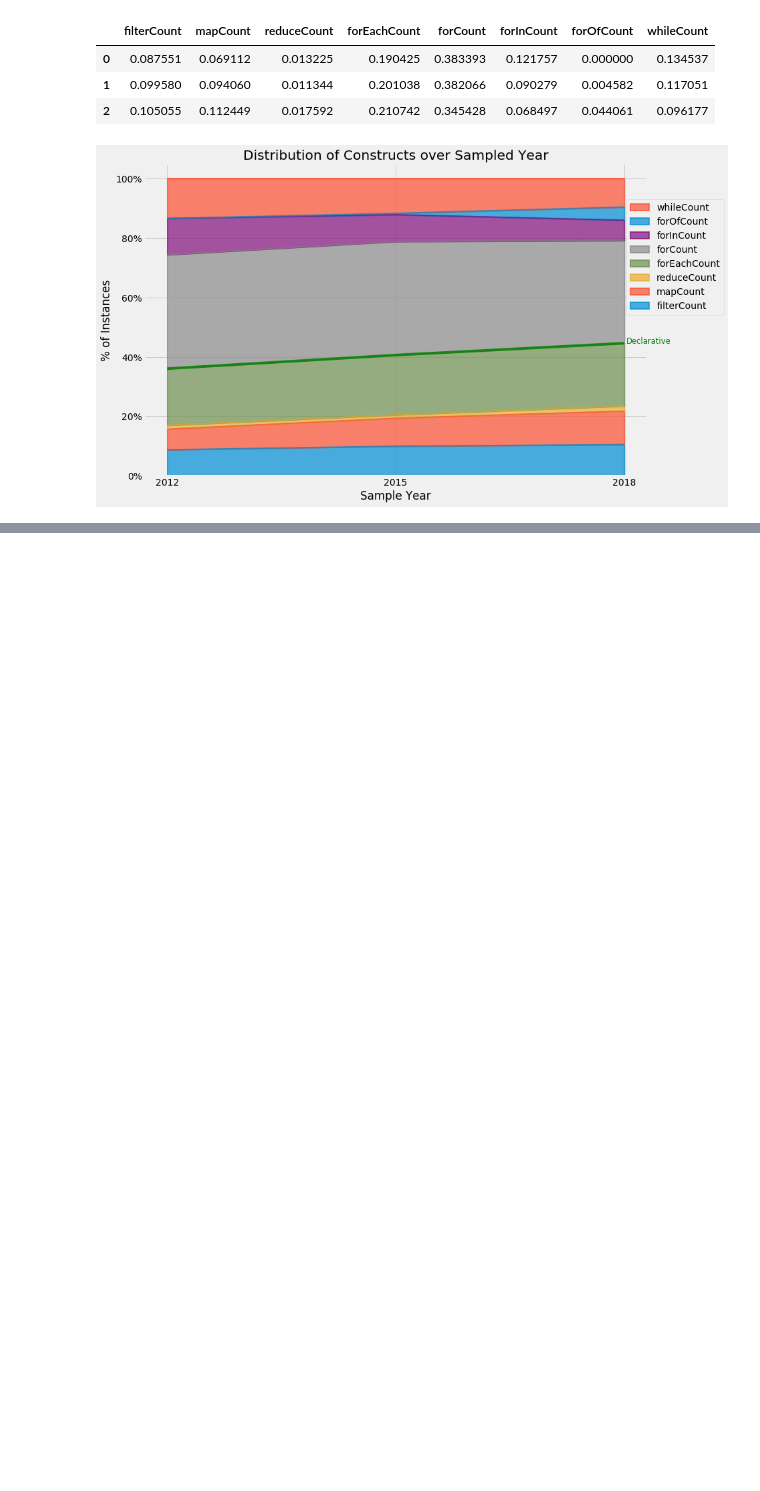
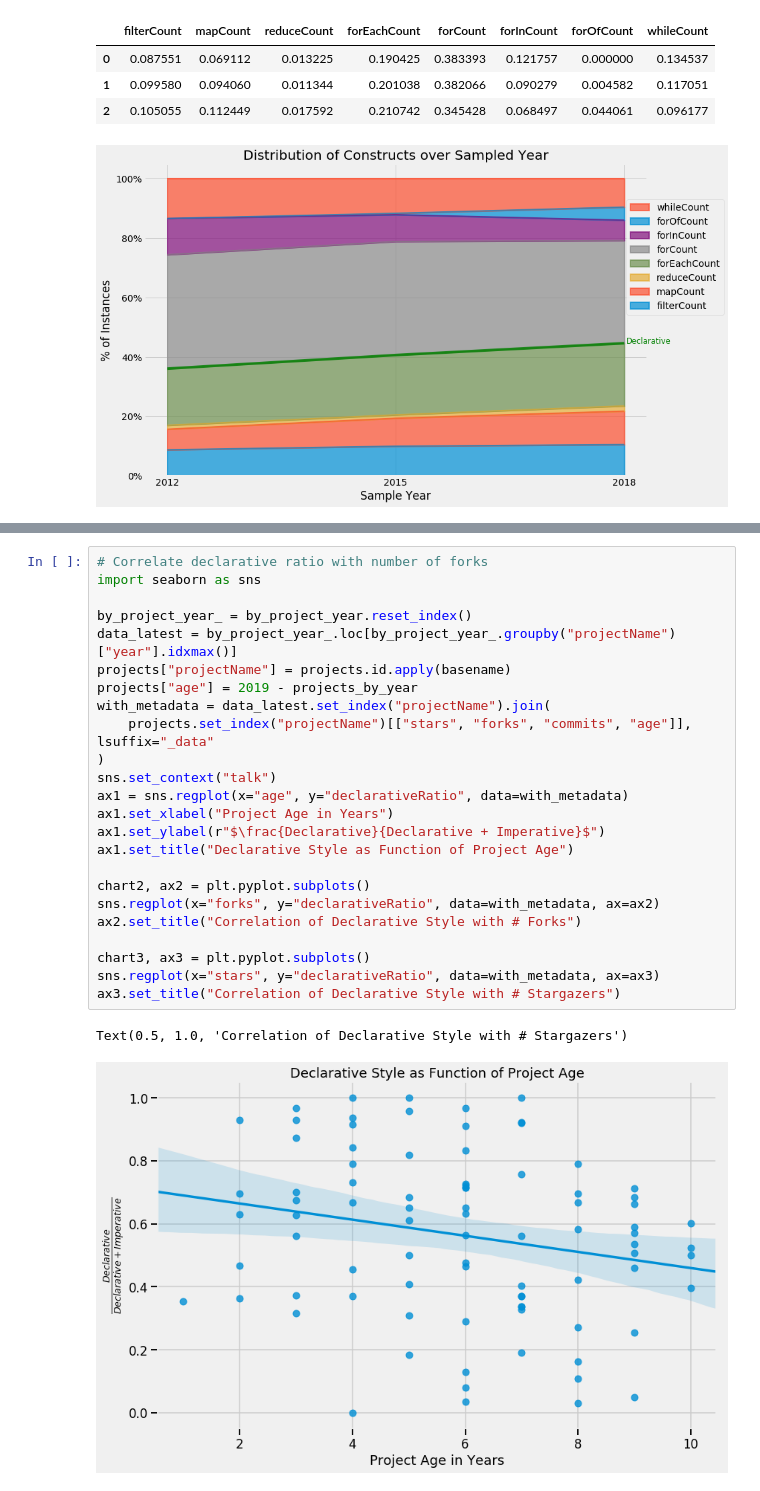
Before and after one commit to Luftzig/js-analyzer, a Jupyter notebook: results/graphs/Graphs.ipynb, the cells around one changed output, grey strips where cells are left out. Drawn from its saved outputs; the diff is of its cells as text; blank space fills up the shorter version.

```diff
--- a/results/graphs/Graphs.ipynb
+++ b/results/graphs/Graphs.ipynb
@@ -407 +422,28 @@ axms.text(2018.1,
 [figure]
+# %%
+# Correlate declarative ratio with number of forks
+import seaborn as sns
+
+by_project_year_ = by_project_year.reset_index()
+data_latest = by_project_year_.loc[by_project_year_.groupby("projectName")["year"].idxmax()]
+projects["projectName"] = projects.id.apply(basename)
+projects["age"] = 2019 - projects_by_year
+with_metadata = data_latest.set_index("projectName").join(
+    projects.set_index("projectName")[["stars", "forks", "commits", "age"]], lsuffix="_data"
+)
+sns.set_context("talk")
+ax1 = sns.regplot(x="age", y="declarativeRatio", data=with_metadata)
+ax1.set_xlabel("Project Age in Years")
+ax1.set_ylabel(r"$\frac{Declarative}{Declarative + Imperative}$")
+ax1.set_title("Declarative Style as Function of Project Age")
+
+chart2, ax2 = plt.pyplot.subplots()
+sns.regplot(x="forks", y="declarativeRatio", data=with_metadata, ax=ax2)
+ax2.set_title("Correlation of Declarative Style with # Forks")
+
+chart3, ax3 = plt.pyplot.subplots()
+sns.regplot(x="stars", y="declarativeRatio", data=with_metadata, ax=ax3)
+ax3.set_title("Correlation of Declarative Style with # Stargazers")
+# %% [output]
+Text(0.5, 1.0, 'Correlation of Declarative Style with # Stargazers')
+[figure, added]
```
Also changed, not shown: parts of 10 cells of this notebook, 9 other files.
